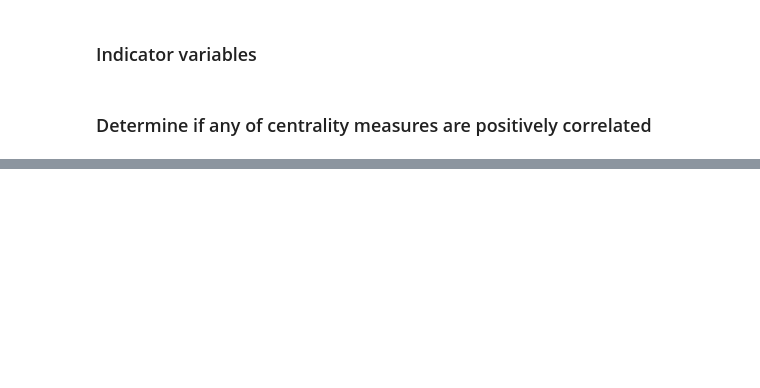
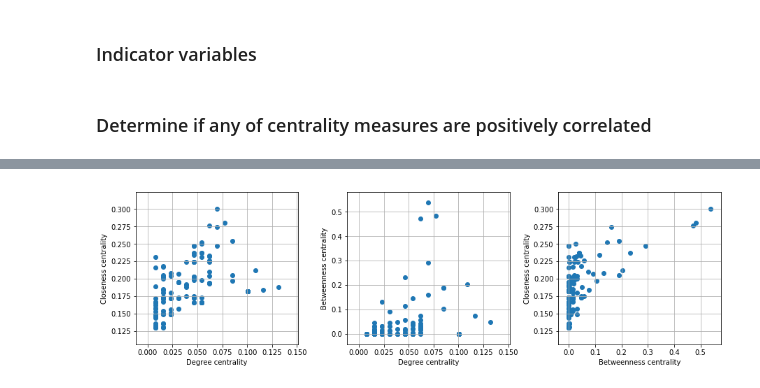
Before and after one commit to Kakavand/EPFL-antiterrorAssignment, a Jupyter notebook: project/give_names_tonodes.ipynb, the cells around one changed output, grey strips where cells are left out. Drawn from its saved outputs; the diff is of its cells as text; code cells hidden in the pictures; blank space fills up the shorter version.

```diff
--- a/project/give_names_tonodes.ipynb
+++ b/project/give_names_tonodes.ipynb
@@ -413,0 +397,27 @@ plt.grid()
+# %%
+# Note that only betweenness and closeness centralities are (relatively) positively correlated
+
+fig = plt.figure(figsize=(15,4))
+
+ax1 = fig.add_subplot(131)
+ax1.scatter(degrees, closeness)
+ax1.set_xlabel("Degree centrality")
+ax1.set_ylabel("Closeness centrality")
+
+ax2 = fig.add_subplot(132)
+ax2.scatter(degrees, between)
+ax2.set_xlabel("Degree centrality")
+ax2.set_ylabel("Betweenness centrality")
+
+ax3 = fig.add_subplot(133)
+ax3.scatter(between, closeness)
+ax3.set_xlabel("Betweenness centrality")
+ax3.set_ylabel("Closeness centrality")
+
+plt.subplots_adjust(wspace=0.3)
+
+ax1.grid()
+ax2.grid()
+ax3.grid()
+# %% [output]
+[figure, added]
```
Also changed, not shown: parts of 12 cells of this notebook.
